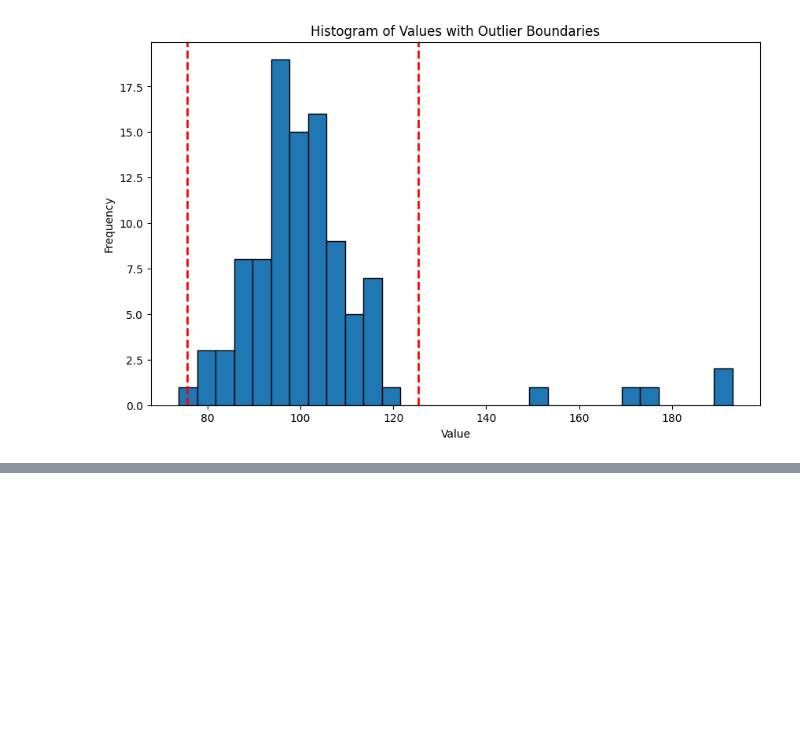
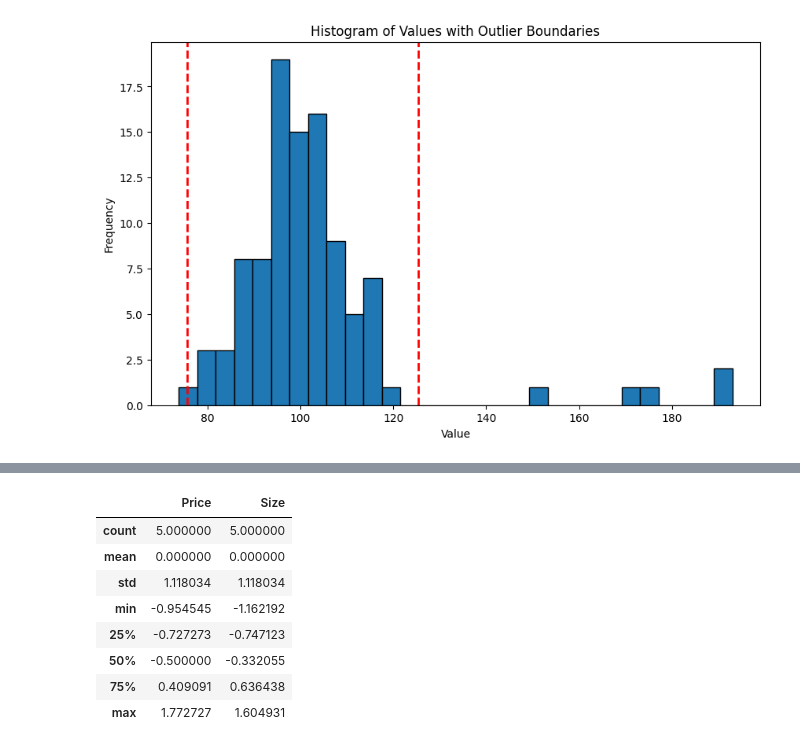
Before and after one commit to TanjiEvan/Python, a Jupyter notebook: Statistics/Basic.ipynb, the cells around one changed output, grey strips where cells are left out. Cells and saved outputs as stored; diff of their text form; code cells hidden in the pictures; blank space fills up the shorter version.

Commit message:
Data Standardization

```diff
--- a/Statistics/Basic.ipynb
+++ b/Statistics/Basic.ipynb
@@ -140,0 +146,4 @@ plt.show()
+# %%
+data = {'Price': [250000, 300000, 500000, 800000, 200000],
+        'Size': [1200, 1800, 2500, 3200, 1500]}
+df = pd.DataFrame(data)
@@ -140,0 +159,5 @@ plt.show()
+# %%
+scaler = StandardScaler()
+
+# Fit the scaler to the data and transform the features
+df[['Price', 'Size']] = scaler.fit_transform(df[['Price', 'Size']])
@@ -140,0 +173,12 @@ plt.show()
+# %%
+df.describe()
+# %% [output]
+|  | Price | Size |
+| count | 5.000000 | 5.000000 |
+| mean | 0.000000 | 0.000000 |
+| std | 1.118034 | 1.118034 |
+| min | -0.954545 | -1.162192 |
+| 25% | -0.727273 | -0.747123 |
+| 50% | -0.500000 | -0.332055 |
+| 75% | 0.409091 | 0.636438 |
+| max | 1.772727 | 1.604931 |
```
Also changed, not shown: parts of 4 cells of this notebook.
